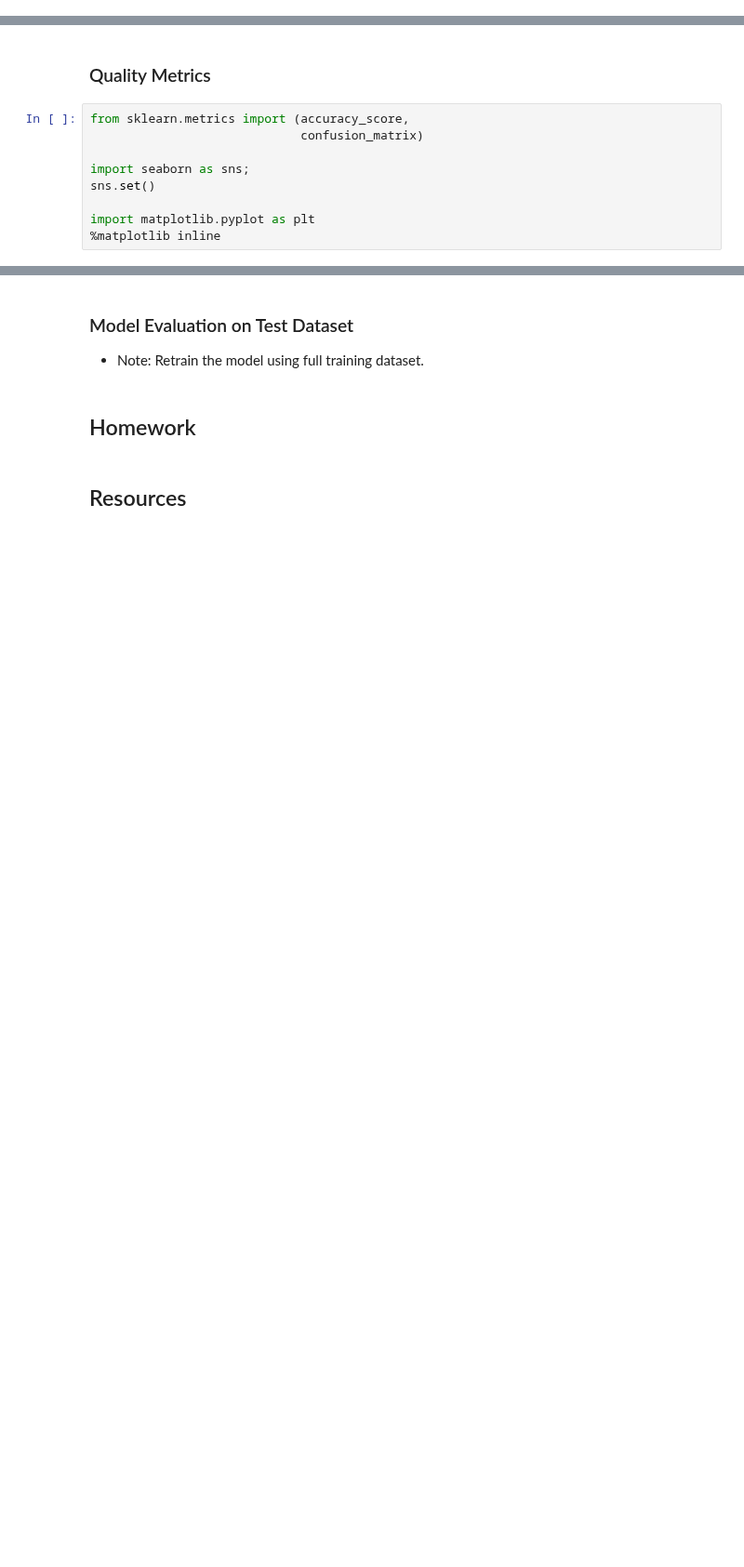
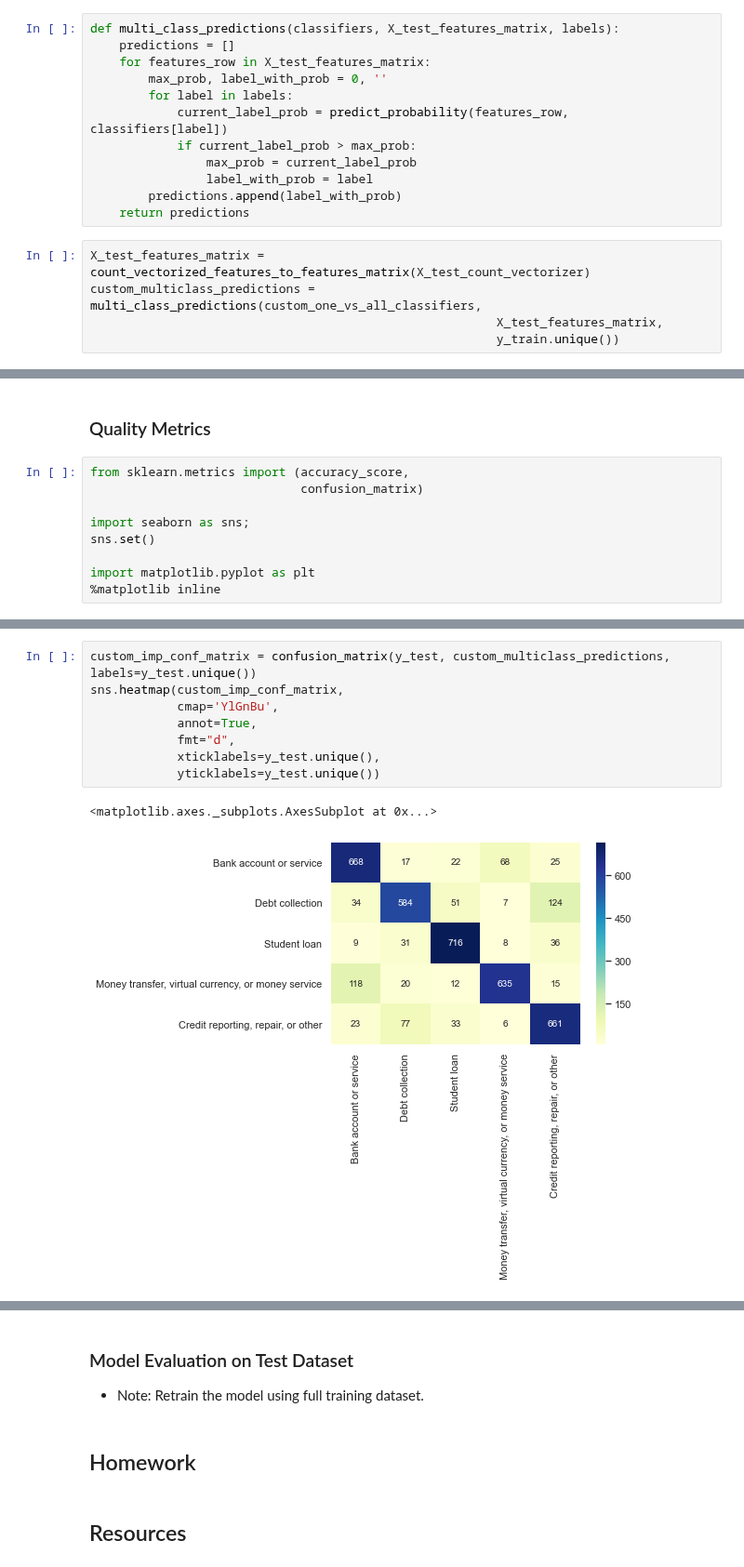
Before and after one commit to pardeep-singh/ml_classroom, a Jupyter notebook: text_classification_using_logistic_regression/consumer_complaints_classification.ipynb, the cells around one changed output, grey strips where cells are left out. Shown at 93% size. Saved outputs shown, nothing was run; the diff lists cells and outputs as text; blank space fills up the shorter version.

```diff
--- a/text_classification_using_logistic_regression/consumer_complaints_classification.ipynb
+++ b/text_classification_using_logistic_regression/consumer_complaints_classification.ipynb
@@ -603,0 +611,17 @@ Common features count is 2
+# %%
+def multi_class_predictions(classifiers, X_test_features_matrix, labels):
+    predictions = []
+    for features_row in X_test_features_matrix:
+        max_prob, label_with_prob = 0, ''
+        for label in labels:
+            current_label_prob = predict_probability(features_row, classifiers[label])
+            if current_label_prob > max_prob:
+                max_prob = current_label_prob
+                label_with_prob = label
+        predictions.append(label_with_prob)
+    return predictions
+# %%
+X_test_features_matrix = count_vectorized_features_to_features_matrix(X_test_count_vectorizer)
+custom_multiclass_predictions = multi_class_predictions(custom_one_vs_all_classifiers,
+                                                        X_test_features_matrix,
+                                                        y_train.unique())
@@ -662,0 +692,11 @@ sns.heatmap(conf_matrix,
+# %%
+custom_imp_conf_matrix = confusion_matrix(y_test, custom_multiclass_predictions, labels=y_test.unique())
+sns.heatmap(custom_imp_conf_matrix,
+            cmap='YlGnBu',
+            annot=True,
+            fmt="d",
+            xticklabels=y_test.unique(),
+            yticklabels=y_test.unique())
+# %% [output]
+<matplotlib.axes._subplots.AxesSubplot at 0x...>
+[figure, added]
```
Also changed, not shown: parts of 45 cells of this notebook.
